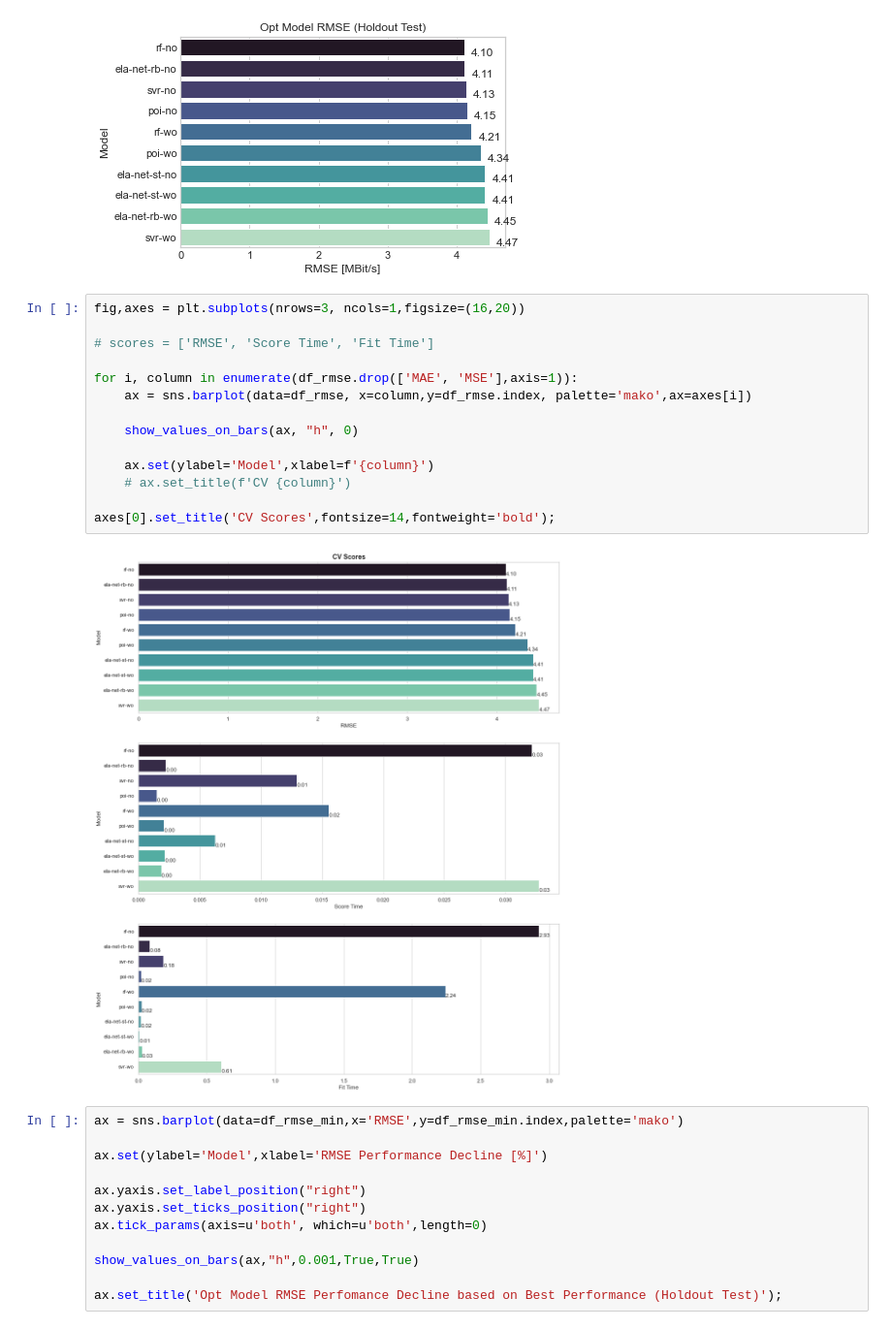
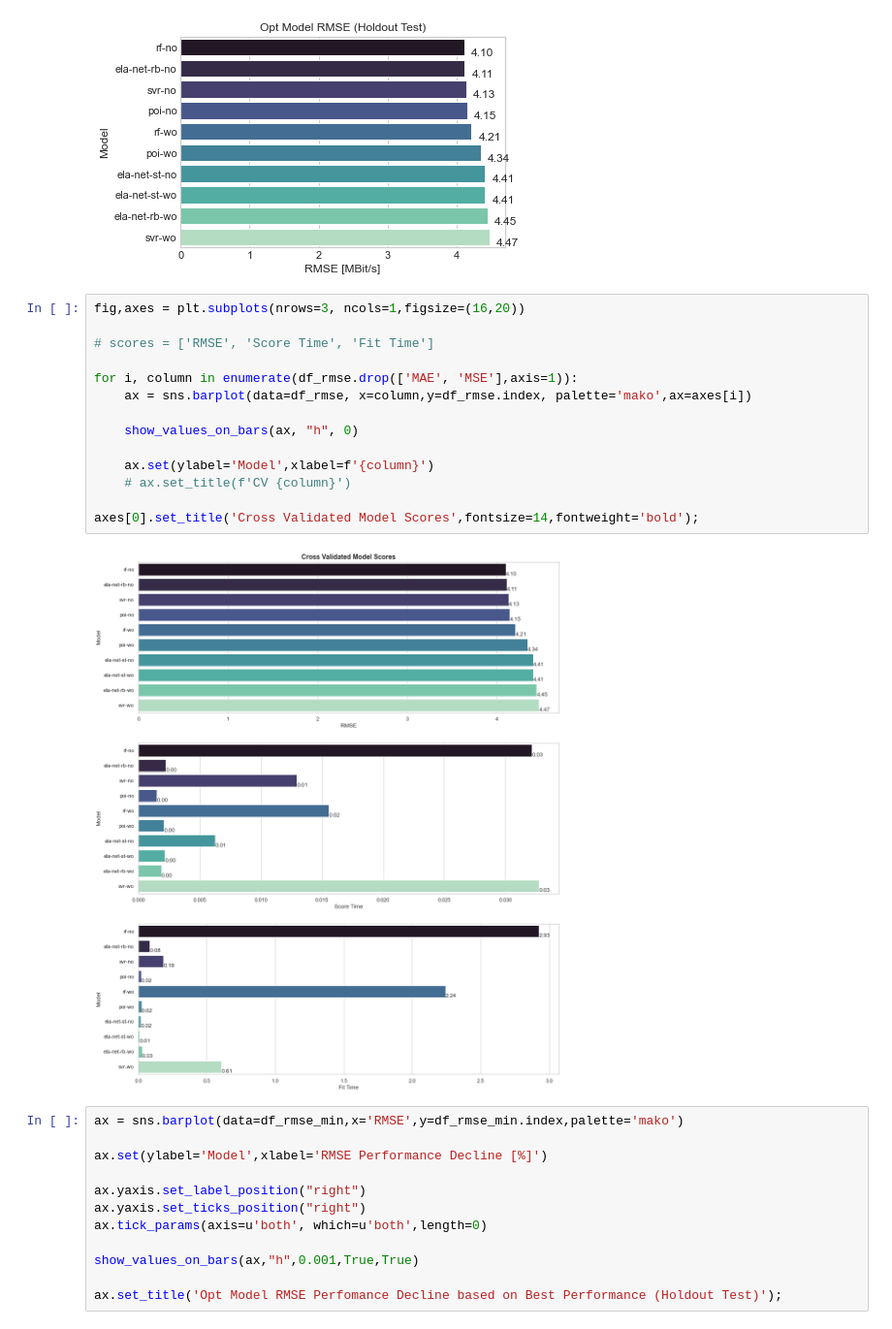
Before and after one commit to luiul/statistics-meets-logistics, a Jupyter notebook: 1-dl-project/dl-9-score-analysis.ipynb, the cells around one changed output. Shown at 97% size. Drawn from its saved outputs; the diff is of its cells as text.

```diff
--- a/1-dl-project/dl-9-score-analysis.ipynb
+++ b/1-dl-project/dl-9-score-analysis.ipynb
@@ -156,19 +156,19 @@ ax.set_title('Opt Model RMSE (Holdout Test)');
 # %%
 fig,axes = plt.subplots(nrows=3, ncols=1,figsize=(16,20))
 
 # scores = ['RMSE', 'Score Time', 'Fit Time']
 
 for i, column in enumerate(df_rmse.drop(['MAE', 'MSE'],axis=1)):
     ax = sns.barplot(data=df_rmse, x=column,y=df_rmse.index, palette='mako',ax=axes[i])
 
     show_values_on_bars(ax, "h", 0)
 
     ax.set(ylabel='Model',xlabel=f'{column}')
     # ax.set_title(f'CV {column}')
 
-axes[0].set_title('CV Scores',fontsize=14,fontweight='bold');
+axes[0].set_title('Cross Validated Model Scores',fontsize=14,fontweight='bold');
 # %% [output]
-[figure, old version]
+[figure, new version]
 # %%
 ax = sns.barplot(data=df_rmse_min,x='RMSE',y=df_rmse_min.index,palette='mako')
 
```
Also changed, not shown: parts of 5 cells of this notebook, 14 other files.
